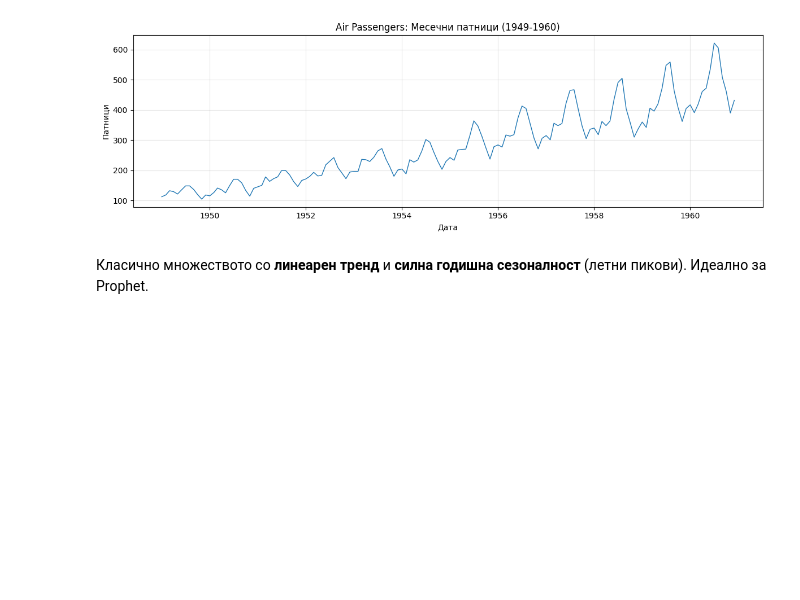
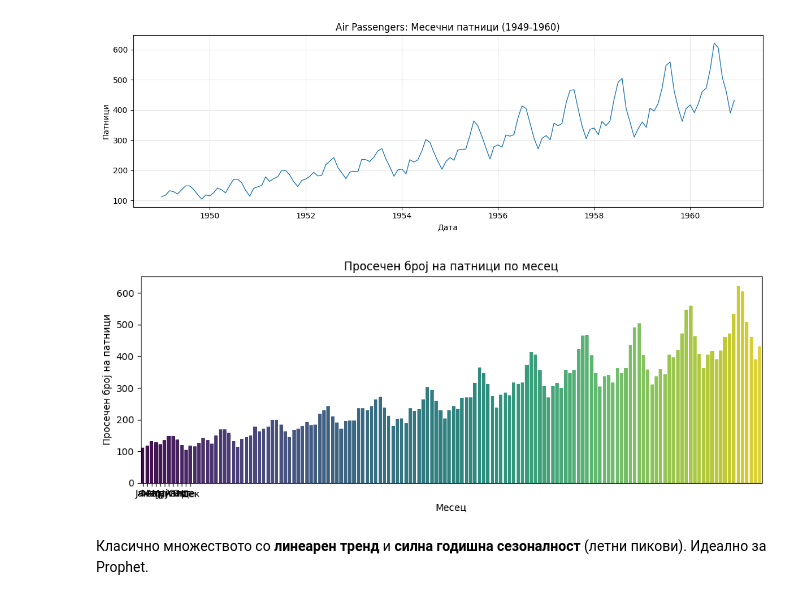
Before and after one commit to mihaela4/timski-proekt, a Jupyter notebook: notebooks/air_passengers_notebook/air_passengers_notebook (2).ipynb, the cells around one changed output. Saved outputs shown, nothing was run; the diff lists cells and outputs as text; code cells hidden in the pictures; blank space fills up the shorter version.

```diff
--- a/notebooks/air_passengers_notebook/air_passengers_notebook (2).ipynb
+++ b/notebooks/air_passengers_notebook/air_passengers_notebook (2).ipynb
@@ -97,5 +192,23 @@ plt.tight_layout()
 plt.show()
 # %% [output]
 [figure]
+# %%
+df_month = df.copy()
+df_month['month'] = df_month.index.month
+
+# Average passengers by month
+monthly_avg = df_month.groupby('Month')['Passengers'].mean()
+
+plt.figure(figsize=(10, 4))
+sns.barplot(x=monthly_avg.index, y=monthly_avg.values, palette='viridis')
+plt.title('Просечен број на патници по месец')
+plt.xlabel('Месец')
+plt.ylabel('Просечен број на патници')
+plt.xticks(range(12), ['Јан', 'Фев', 'Мар', 'Апр', 'Мај', 'Јун',
+                        'Јул', 'Авг', 'Сеп', 'Окт', 'Ное', 'Дек'])
+plt.tight_layout()
+plt.show()
+# %% [output]
+[figure, added]
 # %% [markdown]
 Класично множеството со **линеарен тренд** и **силна годишна сезоналност** (летни пикови). Идеално за Prophet.
```
Also changed, not shown: parts of 42 cells of this notebook.
